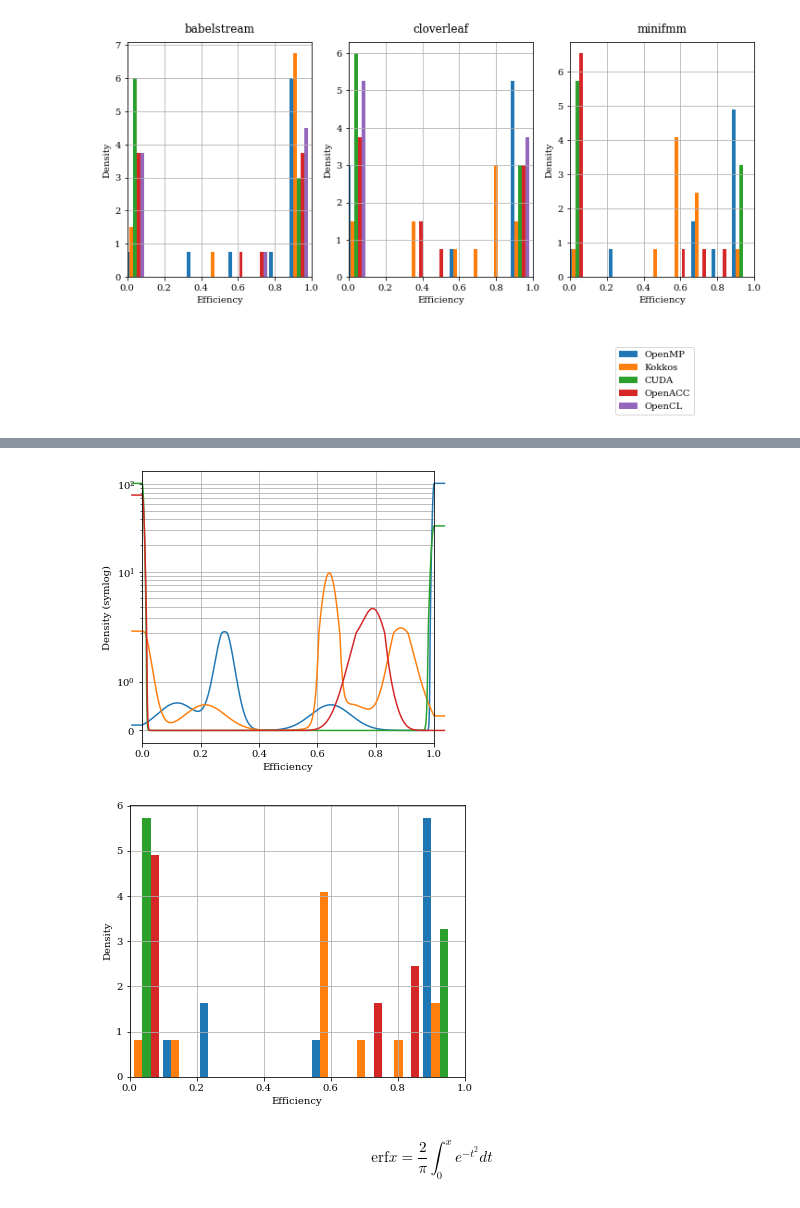
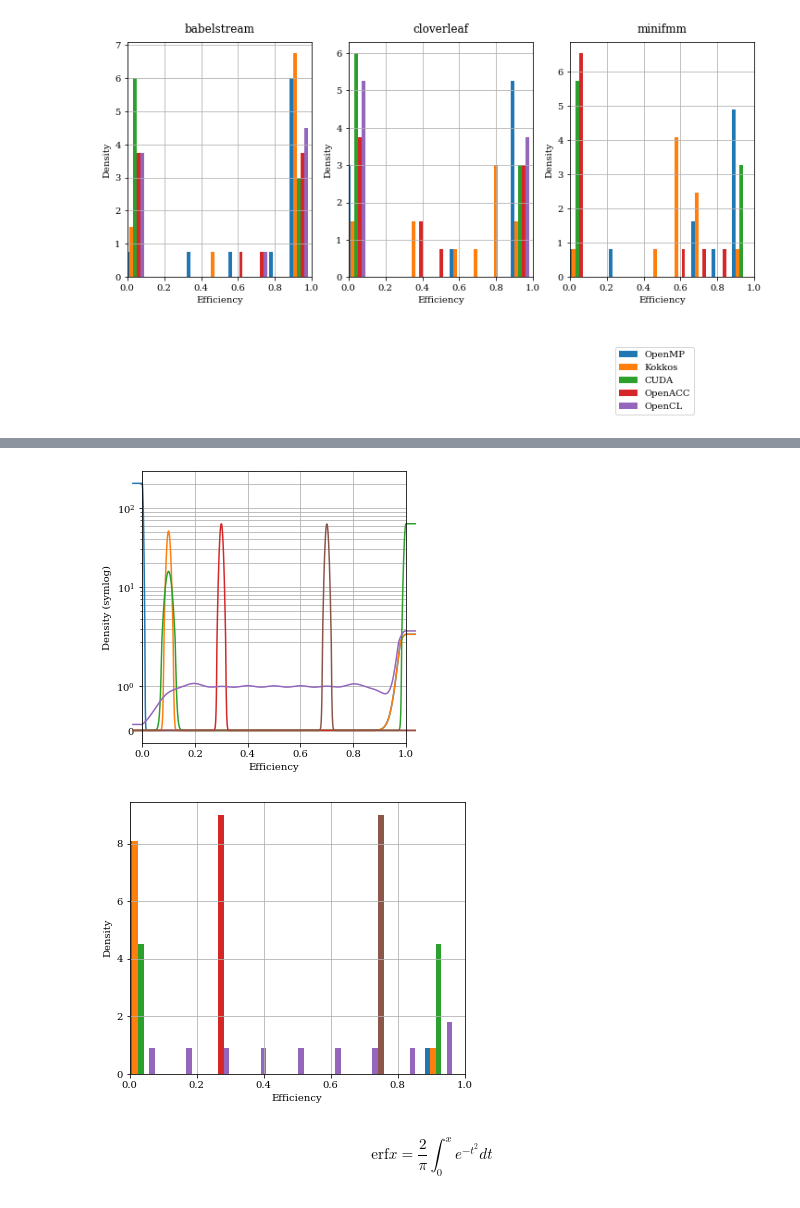
Before and after one commit to UoB-HPC/performance-portability, a Jupyter notebook: metrics/scripts/Adaptive Kernel Density Estimation.ipynb, the cells around one changed output, grey strips where cells are left out. Saved outputs shown, nothing was run; the diff lists cells and outputs as text; code cells hidden in the pictures.

```diff
--- a/metrics/scripts/Adaptive Kernel Density Estimation.ipynb
+++ b/metrics/scripts/Adaptive Kernel Density Estimation.ipynb
@@ -314,7 +314,7 @@ plt.tight_layout(pad=0.4,w_pad=0.5, h_pad=1.0)
 fig = plt.figure(figsize=(6, 5))
 for i, fi in enumerate(["synthetic.csv"]):
     ax = fig.add_subplot(1,1,i+1)
-    effs, pp_util.read_effs(os.path.join(csv_root, fi))
+    effs= pp_util.read_effs(os.path.join(csv_root, fi), skip_plats=True)
     pp_util.plot_pdf(ax, effs, handles, symlog=False)
 fig.savefig(f"../../images/akde_synthetic_linear.png", dpi=300, bbox_inches='tight')
 # %% [output]
@@ -322,21 +322,21 @@ fig.savefig(f"../../images/akde_synthetic_linear.png", dpi=300, bbox_inches='tig
 # %%
 fig = plt.figure(figsize=(6, 5))
 for i, fi in enumerate(["synthetic.csv"]):
     ax = fig.add_subplot(1,1,i+1)
-    effs, pp_util.read_effs(os.path.join(csv_root, fi))
+    effs = pp_util.read_effs(os.path.join(csv_root, fi), skip_plats=True)
     pp_util.plot_pdf(ax, effs, handles, symlog=True)
 fig.savefig(f"../../images/akde_synthetic_linear.png", dpi=300, bbox_inches='tight')
 # %% [output]
-[figure, old version]
+[figure, new version]
 # %%
 fig = plt.figure(figsize=(6, 5))
 for i, fi in enumerate(["synthetic.csv"]):
     ax = fig.add_subplot(1,1,i+1)
-    effs, pp_util.read_effs(os.path.join(csv_root, fi))
+    effs = pp_util.read_effs(os.path.join(csv_root, fi), skip_plats=True)
     pp_util.plot_bins(ax, effs, handles)
 fig.savefig(f"../../images/synthetic_bin.png", dpi=300, bbox_inches='tight')
 # %% [output]
-[figure, old version]
+[figure, new version]
 # %% [markdown]
 $$\mathrm{erf} x = \frac{2}{\pi}\int_0^x e^{-t^2} dt$$
 # %% [markdown]
```
Also changed, not shown: parts of 1 cell of this notebook, 4 other files.
